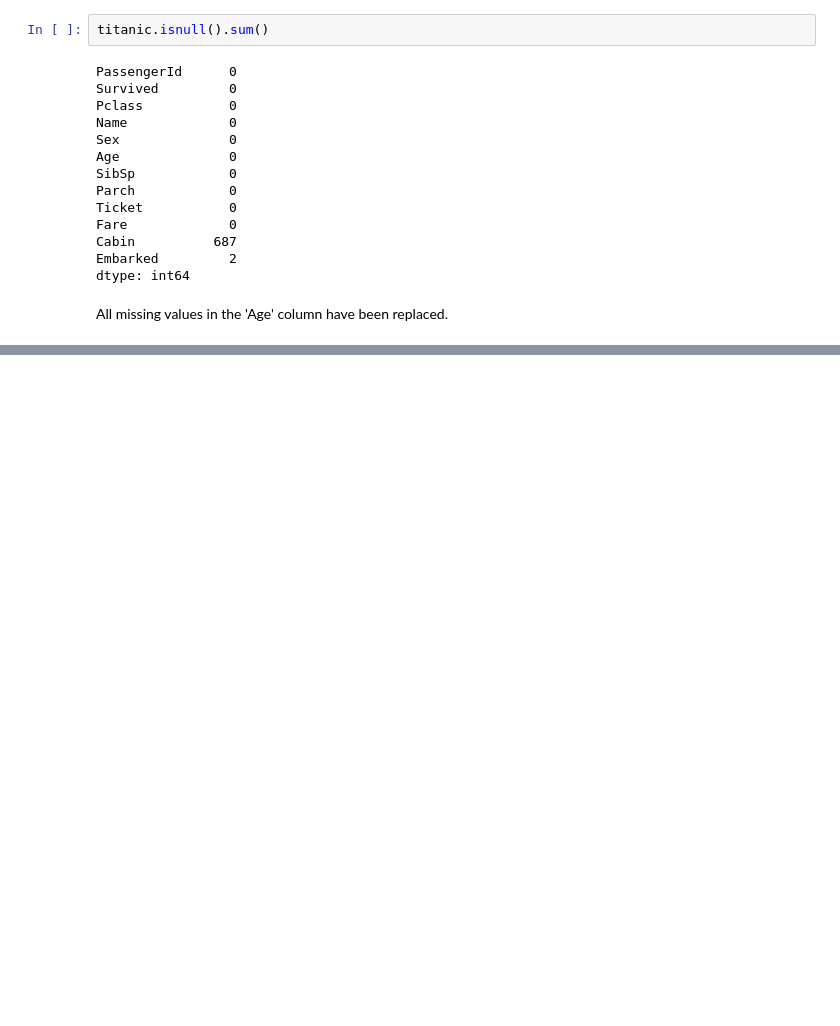
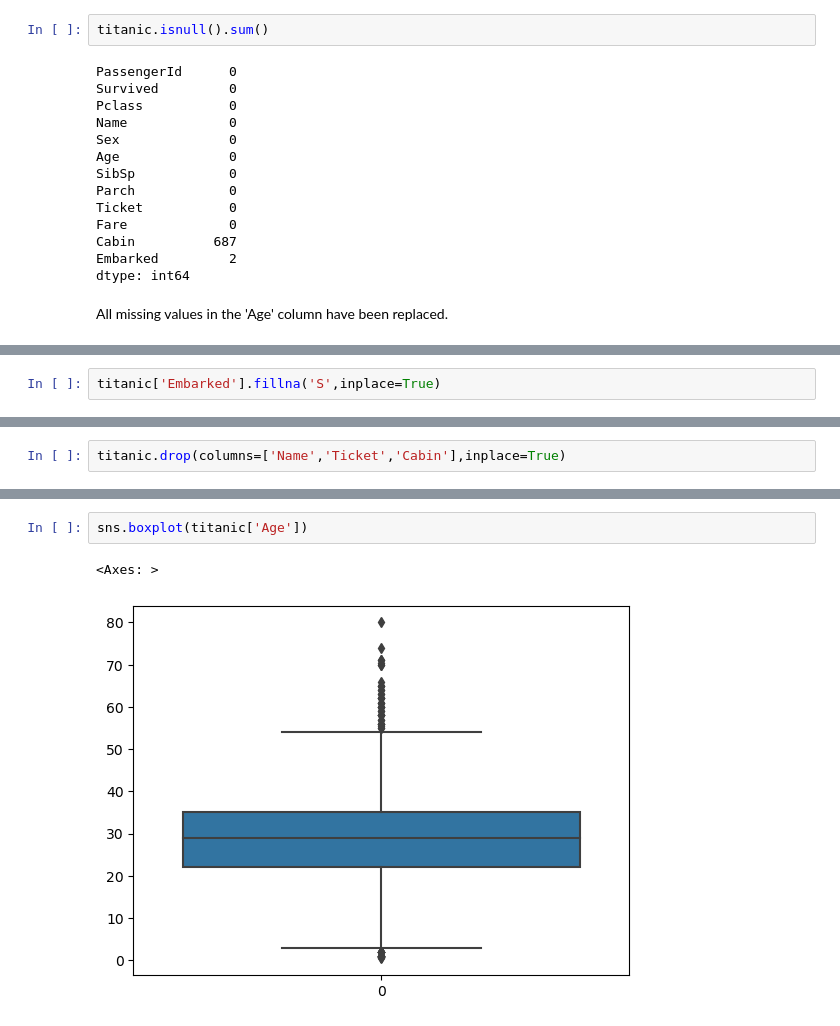
Before and after one commit to IBokiy/ML, a Jupyter notebook: Untitled2.ipynb, the cells around one changed output, grey strips where cells are left out. Drawn from its saved outputs; the diff is of its cells as text; blank space fills up the shorter version.

Commit message:
add missing value,dropping unnecessary columns etc

```diff
--- a/Untitled2.ipynb
+++ b/Untitled2.ipynb
@@ -300,0 +308,2 @@ All missing values in the 'Age' column have been replaced.
+# %%
+titanic['Embarked'].fillna('S',inplace=True)
@@ -300,0 +332,2 @@ All missing values in the 'Age' column have been replaced.
+# %%
+titanic.drop(columns=['Name','Ticket','Cabin'],inplace=True)
@@ -300,0 +353,5 @@ All missing values in the 'Age' column have been replaced.
+# %%
+sns.boxplot(titanic['Age'])
+# %% [output]
+<Axes: >
+[figure, added]
```
Also changed, not shown: parts of 22 cells of this notebook.
